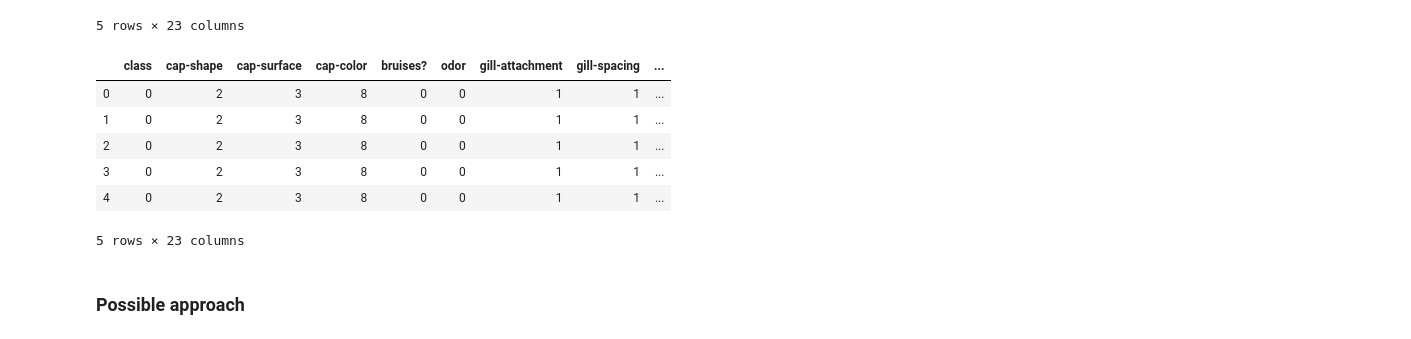
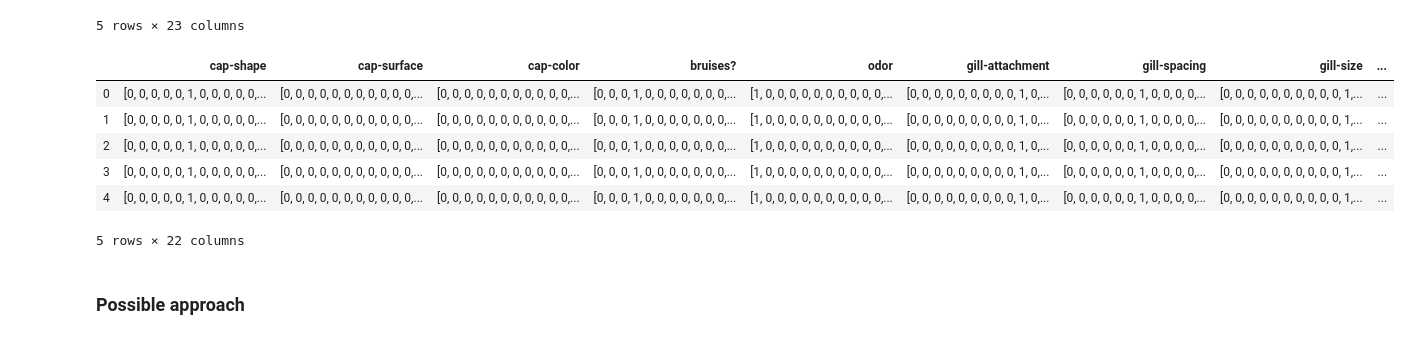
Before and after one commit to crownedone/mushrooms, a Jupyter notebook: Mushrooms.ipynb, the cells around one changed output. Cells and saved outputs as stored; diff of their text form; code cells hidden in the pictures.

```diff
--- a/Mushrooms.ipynb
+++ b/Mushrooms.ipynb
@@ -227,10 +221,11 @@ dataset_names = pd.DataFrame(data_names.values, columns=classes)
+# %%
+numData = 80
+X_enc = MultiColumnLabelEncoder().fit_transform(X.head(numData))
 # %%
-X, y = pd.DataFrame(dataset_names, columns=featured_classes), pd.DataFrame(dataset_names, columns=['class'])
+# Transferring to numerical values using LabelEncoder
 
-# Transferring to numerical values using LabelEncoder
-dataset_encoded = MultiColumnLabelEncoder().fit_transform(dataset_names)
-X_enc = pd.DataFrame(dataset_encoded, columns=featured_classes)
-y_enc = pd.DataFrame(dataset_encoded, columns=['class'])
+#X_enc = pd.DataFrame(dataset_encoded, columns=featured_classes)
+y_enc = MultiColumnLabelEncoder().fit_transform(y.head(numData)) #pd.DataFrame(dataset_encoded, columns=['class'])
 # %%
 dataset_names.head()
 # %% [output]
@@ -242,15 +237,15 @@ dataset_names.head()
 | 4 | EDIBLE | CONVEX | SMOOTH | WHITE | BRUISES | ALMOND | FREE | CROWDED | ... |
 5 rows × 23 columns
 # %%
-dataset_encoded.head()
+X_enc.head()
 # %% [output]
-|  | class | cap-shape | cap-surface | cap-color | bruises? | odor | gill-attachment | gill-spacing | ... |
-| 0 | 0 | 2 | 3 | 8 | 0 | 0 | 1 | 1 | ... |
-| 1 | 0 | 2 | 3 | 8 | 0 | 0 | 1 | 1 | ... |
-| 2 | 0 | 2 | 3 | 8 | 0 | 0 | 1 | 1 | ... |
-| 3 | 0 | 2 | 3 | 8 | 0 | 0 | 1 | 1 | ... |
-| 4 | 0 | 2 | 3 | 8 | 0 | 0 | 1 | 1 | ... |
+|  | cap-shape | cap-surface | cap-color | bruises? | odor | gill-attachment | gill-spacing | gill-size | ... |
+| 0 | [0, 0, 0, 0, 0, 1, 0, 0, 0, 0, 0,... | [0, 0, 0, 0, 0, 0, 0, 0, 0, 0, 0,... | [0, 0, 0, 0, 0, 0, 0, 0, 0, 0, 0,... | [0, 0, 0, 1, 0, 0, 0, 0, 0, 0, 0,... | [1, 0, 0, 0, 0, 0, 0, 0, 0, 0, 0,... | [0, 0, 0, 0, 0, 0, 0, 0, 0, 1, 0,... | [0, 0, 0, 0, 0, 0, 1, 0, 0, 0, 0,... | [0, 0, 0, 0, 0, 0, 0, 0, 0, 0, 1,... | ... |
+| 1 | [0, 0, 0, 0, 0, 1, 0, 0, 0, 0, 0,... | [0, 0, 0, 0, 0, 0, 0, 0, 0, 0, 0,... | [0, 0, 0, 0, 0, 0, 0, 0, 0, 0, 0,... | [0, 0, 0, 1, 0, 0, 0, 0, 0, 0, 0,... | [1, 0, 0, 0, 0, 0, 0, 0, 0, 0, 0,... | [0, 0, 0, 0, 0, 0, 0, 0, 0, 1, 0,... | [0, 0, 0, 0, 0, 0, 1, 0, 0, 0, 0,... | [0, 0, 0, 0, 0, 0, 0, 0, 0, 0, 1,... | ... |
+| 2 | [0, 0, 0, 0, 0, 1, 0, 0, 0, 0, 0,... | [0, 0, 0, 0, 0, 0, 0, 0, 0, 0, 0,... | [0, 0, 0, 0, 0, 0, 0, 0, 0, 0, 0,... | [0, 0, 0, 1, 0, 0, 0, 0, 0, 0, 0,... | [1, 0, 0, 0, 0, 0, 0, 0, 0, 0, 0,... | [0, 0, 0, 0, 0, 0, 0, 0, 0, 1, 0,... | [0, 0, 0, 0, 0, 0, 1, 0, 0, 0, 0,... | [0, 0, 0, 0, 0, 0, 0, 0, 0, 0, 1,... | ... |
+| 3 | [0, 0, 0, 0, 0, 1, 0, 0, 0, 0, 0,... | [0, 0, 0, 0, 0, 0, 0, 0, 0, 0, 0,... | [0, 0, 0, 0, 0, 0, 0, 0, 0, 0, 0,... | [0, 0, 0, 1, 0, 0, 0, 0, 0, 0, 0,... | [1, 0, 0, 0, 0, 0, 0, 0, 0, 0, 0,... | [0, 0, 0, 0, 0, 0, 0, 0, 0, 1, 0,... | [0, 0, 0, 0, 0, 0, 1, 0, 0, 0, 0,... | [0, 0, 0, 0, 0, 0, 0, 0, 0, 0, 1,... | ... |
+| 4 | [0, 0, 0, 0, 0, 1, 0, 0, 0, 0, 0,... | [0, 0, 0, 0, 0, 0, 0, 0, 0, 0, 0,... | [0, 0, 0, 0, 0, 0, 0, 0, 0, 0, 0,... | [0, 0, 0, 1, 0, 0, 0, 0, 0, 0, 0,... | [1, 0, 0, 0, 0, 0, 0, 0, 0, 0, 0,... | [0, 0, 0, 0, 0, 0, 0, 0, 0, 1, 0,... | [0, 0, 0, 0, 0, 0, 1, 0, 0, 0, 0,... | [0, 0, 0, 0, 0, 0, 0, 0, 0, 0, 1,... | ... |
-5 rows × 23 columns
+5 rows × 22 columns
 # %% [markdown]
 ### Possible approach
 # %% [markdown]
```
Also changed, not shown: parts of 4 cells of this notebook.
